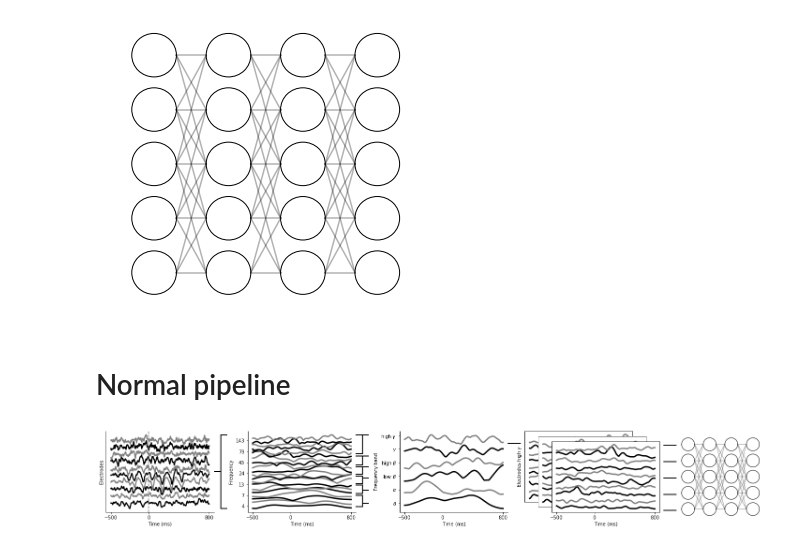
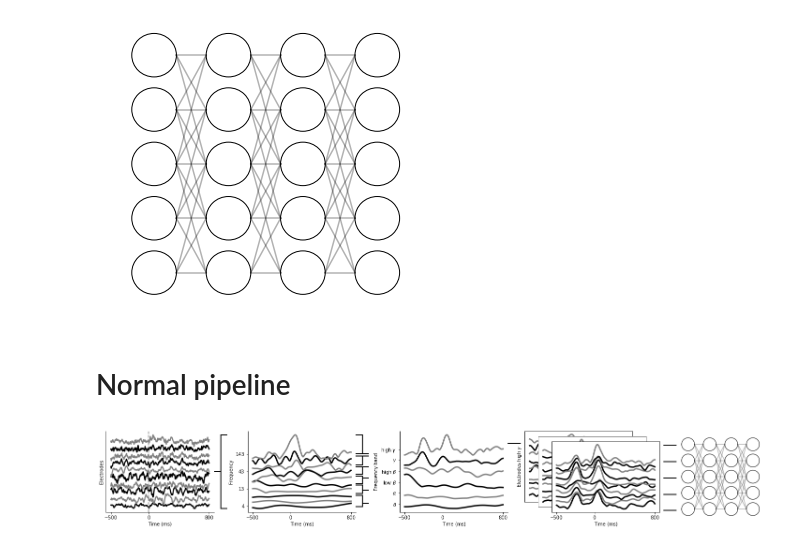
Before and after one commit to BouchardLab/cv_paper_plots, a Jupyter notebook: pipeline/pipeline_figure.ipynb, the cells around one changed output. Drawn from its saved outputs; the diff is of its cells as text; code cells hidden in the pictures.

```diff
--- a/pipeline/pipeline_figure.ipynb
+++ b/pipeline/pipeline_figure.ipynb
@@ -49,3 +42,14 @@ baa_data = vsmc_data[:, sl]
+# %%
+temp_data = []
+for ii in ec2_b1_transcript.index:
+    temp_data.append(ht[:, make_slice(ii, ec2_b1_transcript, rate)])
+temp_data = np.stack(temp_data)
+# %%
+_idx, elec_idx, _ = np.unravel_index(np.argmax(temp_data), temp_data.shape)
+idx = ec2_b1_transcript.index[_idx]
+channel_slice = slice(elec_idx-5, elec_idx+5)
+sl = make_slice(idx, ec2_b1_transcript, rate)
+cv_data = vsmc_data[:, sl]
 # %% [markdown]
 # Electrodes by time
 # %%
@@ -58,7 +62,6 @@ plt.savefig('/home/jesse/Downloads/electrodes.pdf')
 # %% [markdown]
 # Bandpassed electrode
 # %%
-elec_idx = 19
 elec_data = vsmc_data[[elec_idx]]
 band_idxs = np.arange(0, 40, 4)
 
@@ -71,7 +74,6 @@ plt.savefig('/home/jesse/Downloads/frequencies.pdf')
 # %%
-elec_idx = 19
 elec_data = vsmc_data[[elec_idx]]
-band_idxs = np.arange(0, 40, 2)
+band_idxs = np.arange(0, 40, 4)
 
 plt.close()
 f, ax = plt.subplots(1, figsize=(5, 5))
@@ -126,41 +128,41 @@ n_data = 3
 data_axes = [f.add_axes([.64+(ii*.02), .25-(ii*.05), width, .7]) for ii in range(n_data)]
 axn = f.add_axes([.87, .1, width_square, height])
 
-analysis.plot_electrodes_by_time(baa_data[15:25], ax0)
-analysis.plot_40bands_by_time(elec_data, band_idxs, sl, rate, block_path, ax1)
+analysis.plot_electrodes_by_time(baa_data[channel_slice], ax0)
+analysis.plot_40bandsAA_by_time(elec_data, band_idxs, sl, rate, block_path, ax1)
 analysis.plot_neurobands_by_time(elec_data, sl, rate, block_path, ax2)
-analysis.plot_datapoints(vsmc_data[15:25], [make_slice(idx, ec2_b1_transcript, rate) for idx in [2, 23, 131]],
+analysis.plot_datapoints(vsmc_data[channel_slice], [make_slice(idx, ec2_b1_transcript, rate) for idx in [2, 23, idx]],
                          rate, block_path, data_axes)
 analysis.plot_network(5, 4, axn)
 
 bax0 = f.add_axes([.18, .15, .02, height])
 make_bracket([.5], [0, 1], bax0)
 
 bax1_t = f.add_axes([.39, .2, .02, .12])
 make_bracket([0, 1], [.3], bax1_t)
 bax1_a = f.add_axes([.39, .33, .02, .09])
 make_bracket([0, 1], [.4], bax1_a)
 bax1_lb = f.add_axes([.39, .43, .02, .08])
 make_bracket([0, 1], [.75], bax1_lb)
 bax1_hb = f.add_axes([.39, .52, .02, .08])
 make_bracket([0, 1], [1], bax1_hb)
 bax1_g = f.add_axes([.39, .61, .02, .1])
 make_bracket([0, 1], [1], bax1_g)
 bax1_hg = f.add_axes([.39, .72, .02, .2])
-make_bracket([0, 1], [1], bax1_hg)
+make_bracket([0, 1], [0], bax1_hg)
 
 ax_select = f.add_axes([.615, .15, .02, height])
 y = .85
 ax_select.plot([0, 1], [y, y], 'k', lw=2)
 ax_select.set_ylim(0, 1)
 ax_select.axis('off')
 
 ax_data = f.add_axes([.845, .15, .02, height])
 for y in np.linspace(.02, .825, 5):
     ax_data.plot([0, 1], [y, y], 'k', lw=2)
 ax_data.set_ylim(0, 1)
 ax_data.axis('off')
 
-plt.savefig('/home/jesse/Downloads/normal_pipeline.png')
+plt.savefig('/home/jesse/Downloads/normal_pipeline.pdf')
 # %% [output]
-[figure, old version]
+[figure, new version]
```
Also changed, not shown: parts of 10 cells of this notebook, 4 other files.
